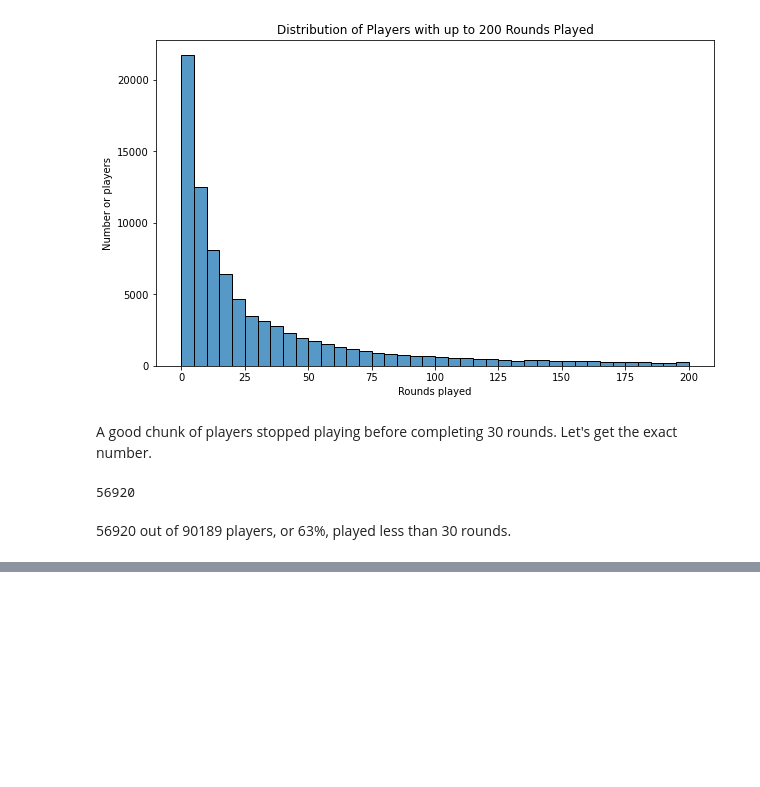
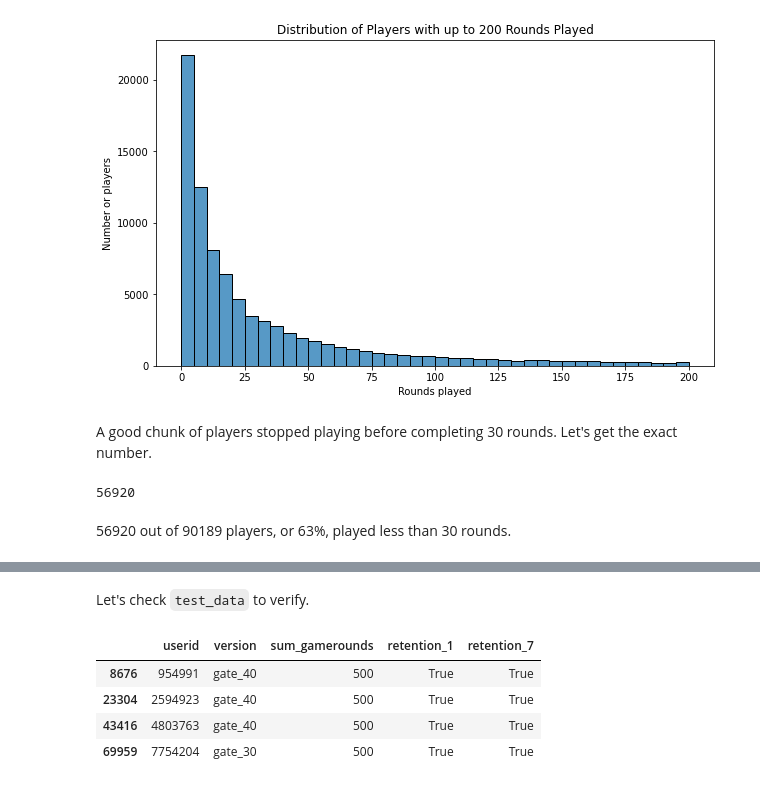
Before and after one commit to Stas-Medvedev/Game-Feature-AB-Test-Analysis, a Jupyter notebook: notebook.ipynb, the cells around one changed output, grey strips where cells are left out. Saved outputs shown, nothing was run; the diff lists cells and outputs as text; code cells hidden in the pictures; blank space fills up the shorter version.

````diff
--- a/notebook.ipynb
+++ b/notebook.ipynb
@@ -105,0 +140,13 @@ It is also possible that a player could play a number of rounds without beating
+# %%
+# Remove all rows with more than 500 rounds played from test_data in-place
+test_data.drop(test_data.query('sum_gamerounds > 500').index, inplace = True)
+# %% [markdown]
+Let's check ```test_data``` to verify.
+# %%
+test_data.query('sum_gamerounds > 499')
+# %% [output]
+|  | userid | version | sum_gamerounds | retention_1 | retention_7 |
+| 8676 | 954991 | gate_40 | 500 | True | True |
+| 23304 | 2594923 | gate_40 | 500 | True | True |
+| 43416 | 4803763 | gate_40 | 500 | True | True |
+| 69959 | 7754204 | gate_30 | 500 | True | True |
````
Also changed, not shown: parts of 22 cells of this notebook.
